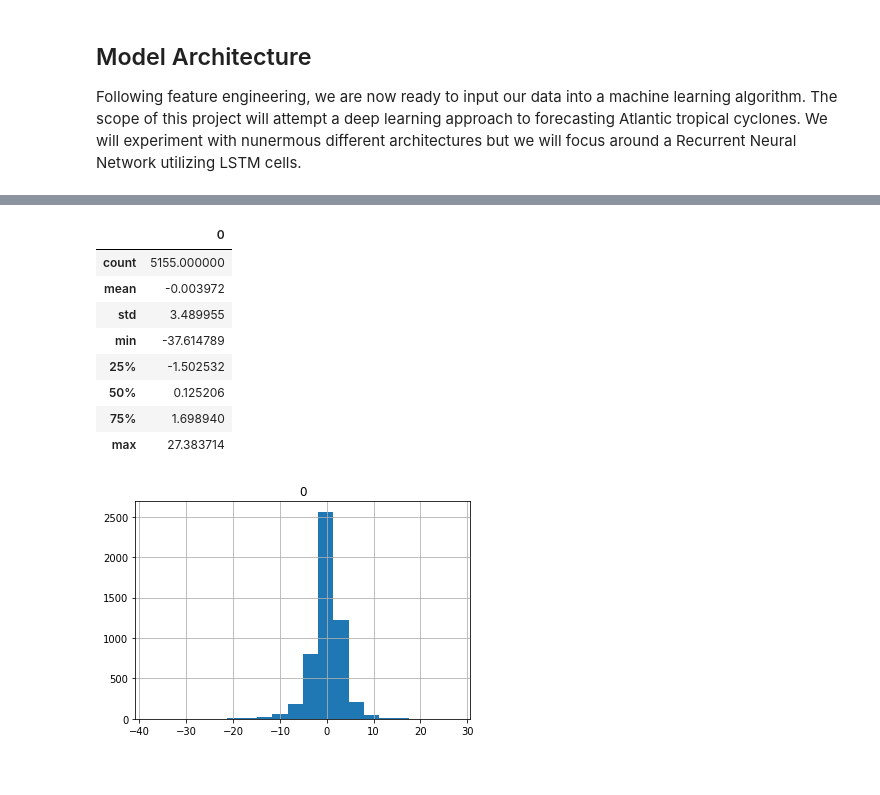
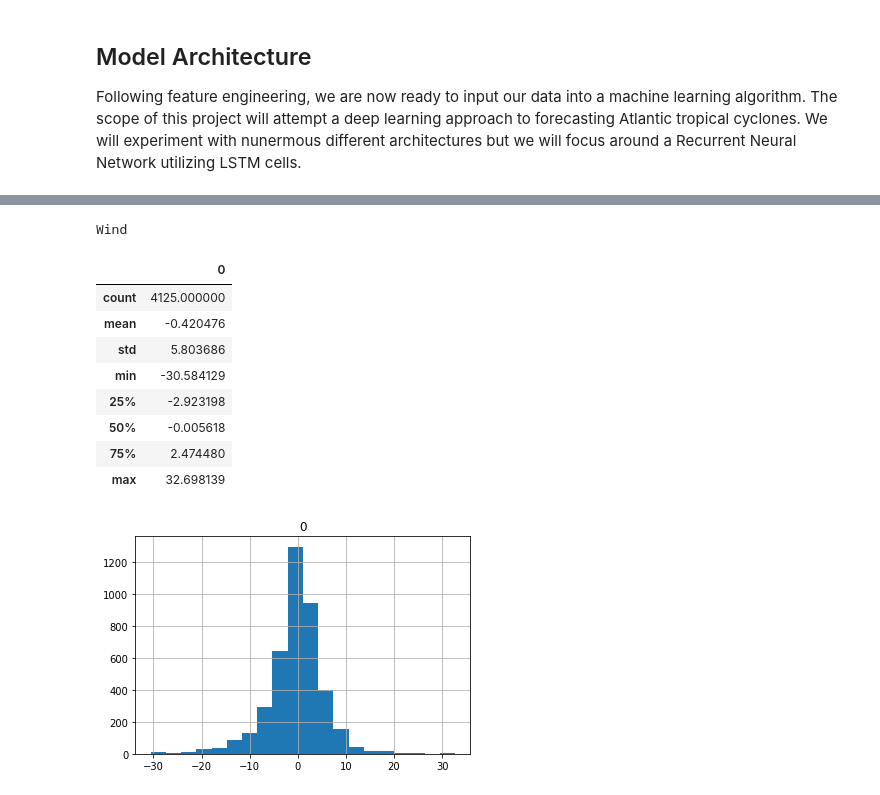
Before and after one commit to hammad93/hurricane-net, a Jupyter notebook: hurricane-net.ipynb, the cells around one changed output, grey strips where cells are left out. Drawn from its saved outputs; the diff is of its cells as text; code cells hidden in the pictures.

```diff
--- a/hurricane-net.ipynb
+++ b/hurricane-net.ipynb
@@ -374,7 +374,7 @@ def bd_lstm_td(X_train, y_train, X_test, y_test) :
     model.add(LSTM(units = 512, return_sequences = True, dropout = 0.05))
     model.add(LSTM(units = 256, return_sequences = True, dropout = 0.05))
     model.add(TimeDistributed(Dense(8)))
-    model.compile(loss='mean_squared_error', optimizer='adam')
+    model.compile(loss='mae', optimizer='adam')
     print(model.summary())
     history = model.fit(X_train, y_train, batch_size = len(X_train), epochs = 500,
                         validation_data = (X_test, y_test))
@@ -400,4 +400,5 @@ def lstm_td(X_train, X_test, y_train, y_test) :
     return model
 
 model_wind = bd_lstm_td(X_train, y_train_wind, X_test, y_test_wind)
-model_latlong = bd_lstm_td(X_train, y_train_latlong)
+model_lat = bd_lstm_td(X_train, y_train_lat, X_test, y_test_lat)
+model_long = bd_lstm_td(X_train, y_train_long, X_test, y_test_long)
@@ -404,44 +460,55 @@ model_latlong = bd_lstm_td(X_train, y_train_latlong)
 # %%
 def ai_errors(predictions, observations) :
     '''
     PURPOSE: Provide descriptive statistics on the predicted output versus the observed measurments
     METHOD:  Take the errors of the predictions and answers and then calculate standard descriptive statistics
     INPUT:   predictions - 2D array of predictions of observed output
              observations - 2D array measurements of observed output
     OUTPUT:
     '''
     errors = []
     for i in range(len(predictions)) :
         for j in range(len(predictions[i])) :
             # Calculate errors
             error = predictions[i][j] - observations[i][j]
             errors.append(error)
 
     # Put into DataFrame for simpler processing
     errors = pd.DataFrame(errors)
     errors.describe()
     errors.hist(bins = 20)
     return errors
 
 # Predict values
-predictions = model_wind.predict(X_test)
+wind_predictions = model_wind.predict(X_test)
+lat_predictions = model_lat.predict(X_test)
+long_predictions = model_long.predict(X_test)
 
 # Scale back our predictions
-predictions_scaled = [scaler.inverse_transform(prediction) for prediction in predictions]
-y_test_scaled = [scaler.inverse_transform(observation) for observation in y_test_wind]
+# Wind
+wind_predictions_scaled = [scaler.inverse_transform(prediction) for prediction in wind_predictions]
+y_wind_test_scaled = [scaler.inverse_transform(observation) for observation in y_test_wind]
+# Latitude
+lat_predictions_scaled = [scaler.inverse_transform(prediction) for prediction in lat_predictions]
+y_lat_test_scaled = [scaler.inverse_transform(observation) for observation in y_test_lat]
+# Longitude
+long_predictions_scaled = [scaler.inverse_transform(prediction) for prediction in long_predictions]
+y_long_test_scaled = [scaler.inverse_transform(observation) for observation in y_test_long]
 
 # Record wind predictions and observations
-wind_predictions = [[pred[0] for pred in hurricanes_pred] for hurricanes_pred in predictions_scaled]
-wind_observations = [[obsrv[0] for obsrv in hurricanes_obsrv] for hurricanes_obsrv in y_test_scaled]
+print("Wind")
+wind_predictions = [[pred[0] for pred in hurricanes_pred] for hurricanes_pred in wind_predictions_scaled]
+wind_observations = [[obsrv[0] for obsrv in hurricanes_obsrv] for hurricanes_obsrv in y_wind_test_scaled]
 ai_errors(wind_predictions, wind_observations).describe()
 # %% [output]
+Wind
 |  | 0 |
-| count | 5155.000000 |
-| mean | -0.003972 |
-| std | 3.489955 |
-| min | -37.614789 |
-| 25% | -1.502532 |
-| 50% | 0.125206 |
-| 75% | 1.698940 |
-| max | 27.383714 |
+| count | 4125.000000 |
+| mean | -0.420476 |
+| std | 5.803686 |
+| min | -30.584129 |
+| 25% | -2.923198 |
+| 50% | -0.005618 |
+| 75% | 2.474480 |
+| max | 32.698139 |
-[figure, old version]
+[figure, new version]
```
Also changed, not shown: parts of 5 cells of this notebook.
